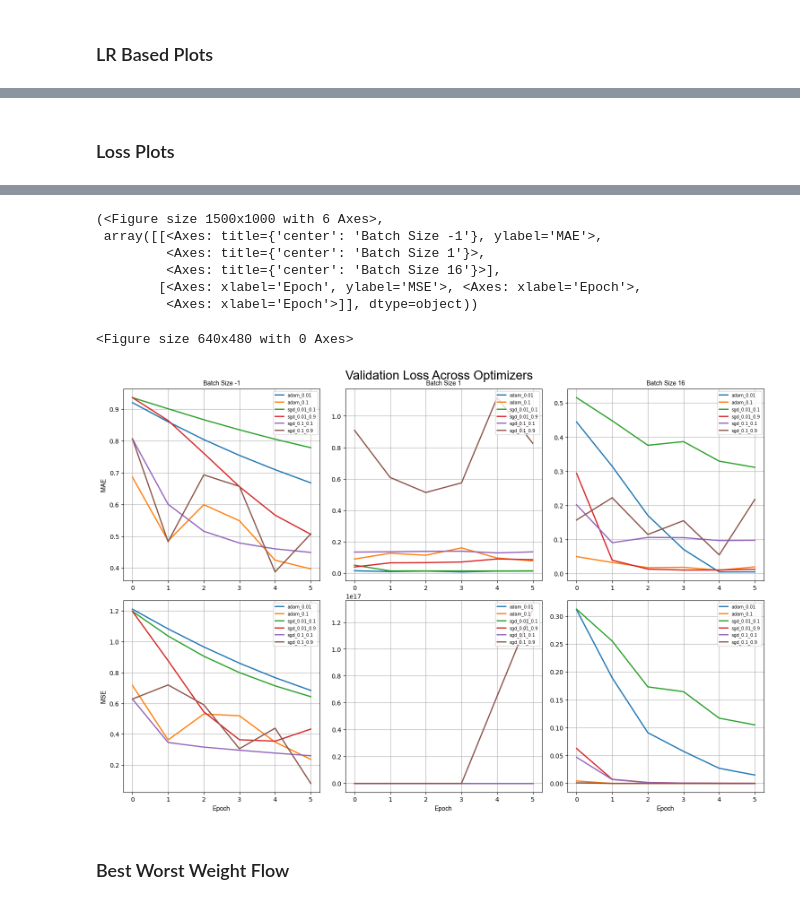
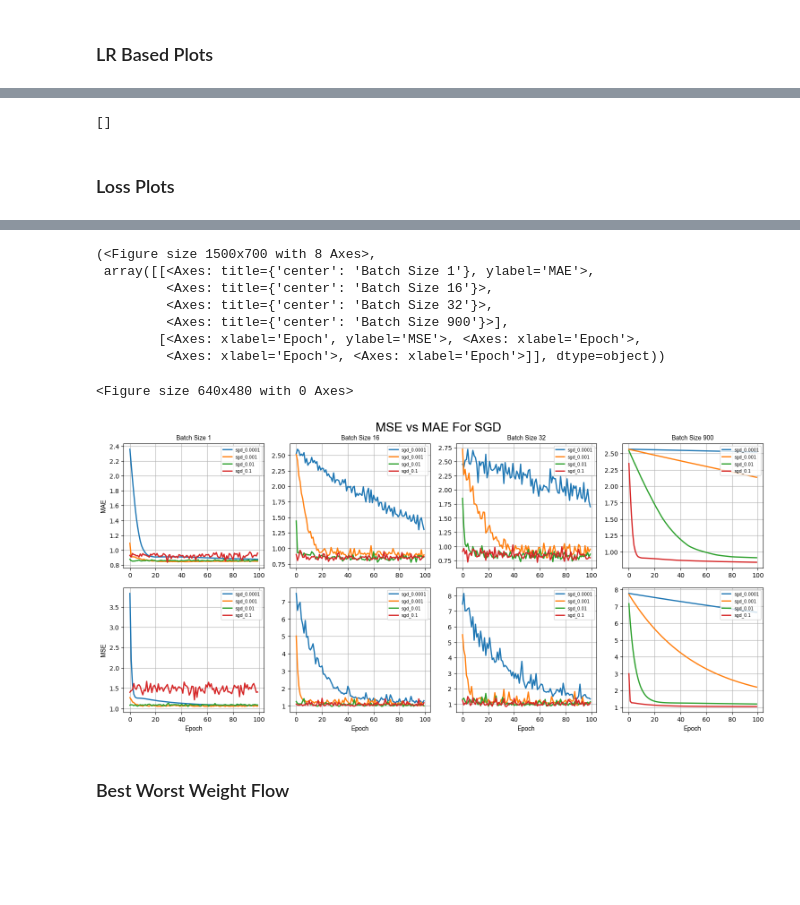
Before and after one commit to q-viper/gradients-based-methods-on-large-least-square, a Jupyter notebook: notebooks/experiment.ipynb, the cells around one changed output, grey strips where cells are left out. Saved outputs shown, nothing was run; the diff lists cells and outputs as text; code cells hidden in the pictures; blank space fills up the shorter version.

```diff
--- a/notebooks/experiment.ipynb
+++ b/notebooks/experiment.ipynb
@@ -1358,0 +1363,8 @@ All experiments completed.
+# %%
+expt_handler_config = ExperimentHandlerConfig(root_dir=Path("expt_res"), max_experiments=-1, num_jobs=10,
+                                              data_gen=[DataGenerator(DataGeneratorConfig(num_rows=1000, num_cols=50))], losses=[LossType.MAE, LossType.MSE], metrics=[LossType.MAE, LossType.MSE],
+                     num_epochs=[100], batch_sizes=[1, 16, 32, -1], optimizers=[Optimizer.SGD, Optimizer.MOMENTUM, Optimizer.NESTEROV,
+                                                                               Optimizer.ADAM, Optimizer.RMSPROP, Optimizer.ADAGRAD, Optimizer.ADADELTA, Optimizer.ADAMAX],
+                     seeds=[100], learning_rates=[0.1, 0.01,0.001,0.0001], momentums=[0.1, 0.9], plot_format='pdf', log_anim=False, log_plots=True, log_real_params=False)
+expt_handler = ExperimentHandler(expt_handler_config.root_dir, expt_handler_config)
+# expt_handler.make_experiments()
@@ -1358,0 +1385,2 @@ All experiments completed.
+# %%
+expt_handler.load_experiments('Exp_100_1000_5')
@@ -1368,15 +1436,14 @@ for plot in plots:
 viz.generate_plots()
 plt.show()
 
-viz = MatplotlibVisualizer(config=MatplotlibVizConfig(figsize=(15,10),title=f"Loss vs Batch vs Optimizers",
-                                 use_tex=False))
-viz.clear_plots()
-plots = expt_handler.make_loss_plots()
-for plot in plots:
-    viz.append_plot(plot)
-
-viz.generate_plots()
-plt.show()
+# viz = MatplotlibVisualizer(config=MatplotlibVizConfig(figsize=(15,10),title=f"Loss vs Batch vs Optimizers",
+#                                  use_tex=False))
+# viz.clear_plots()
+# plots = expt_handler.make_loss_plots()
+# for plot in plots:
+#     viz.append_plot(plot)
+# viz.generate_plots()
+# plt.show()
 
 selected_loss = LossType.MSE
 viz = MatplotlibVisualizer(config=MatplotlibVizConfig(figsize=(15,10),title=f"Gradients of Best/Worst Flow Across {selected_loss.name}",
@@ -1571,13 +1633,21 @@ Making figure with 2 rows and 3 columns.
+# %%
+plots
+# %% [output]
+[]
 # %% [markdown]
 ### Loss Plots
 # %%
-def make_loss_plots(self, metric:str='val_loss', learning_rate:float=0.01)->List[Plot]:
+def make_loss_plots(self, metric:str='val_loss', momentum:float=0.1,
+                    optimizers=[Optimizer.SGD])->List[Plot]:
         keys = list(visible_colors.values())
         batch_sizes = set([expt.config.batch_size for expt in self.experiments.values()])
         losses = set([expt.config.loss.value for expt in self.experiments.values()])
-        opt_names = set([expt.config.optimizer.value for expt in self.experiments.values()])
+        if len(optimizers)==0:
+            opt_names = set([expt.config.optimizer.value for expt in self.experiments.values()])
+        else:
+            opt_names = [opt.value for opt in optimizers]
         learning_rates = set([expt.config.learning_rate for expt in self.experiments.values()])
-        momentums = set([expt.config.momentum for expt in self. experiments.values()])
+        momentums = set([expt.config.momentum for expt in self. experiments.values() if expt.config.momentum==momentum])
 
         batch_sizes=sorted(batch_sizes)
         opt_names = sorted(opt_names)
@@ -1599,6 +1669,8 @@ def make_loss_plots(self, metric:str='val_loss', learning_rate:float=0.01)->List
                     for expt_name, expt in self.experiments.items():
                         for lr,learning_rate in enumerate(learning_rates):
                             for mi,momentum in enumerate(momentums):
+                                if opt_name in [Optimizer.MOMENTUM.value, Optimizer.NESTEROV.value] and mi>0:
+                                    continue
                                 if expt.config.batch_size == bs and expt.config.loss.value == loss and expt.config.optimizer.value == opt_name and expt_name not in completed_expts and expt.config.momentum == momentum and \
                                     expt.config.learning_rate==learning_rate:
                                     print(f"Adding {expt_name} to plots.")
@@ -1636,7 +1708,7 @@ def make_loss_plots(self, metric:str='val_loss', learning_rate:float=0.01)->List
                                         new_row=False
 
                                     # row.append(Plot(X=np.arange(len(train_metric)), y=train_metric, plot_type=PlotType.LINE, plot_order=order, title=f'Train {loss}',legend=f"{opt_name}", color=keys[i]))
-                                    legend = f"{opt_name}_{learning_rate}_{momentum}" if opt_name==Optimizer.SGD.value else f"{opt_name}_{learning_rate}"
+                                    legend = f"{opt_name}_{learning_rate}_{momentum}" if opt_name in [Optimizer.NESTEROV.value, Optimizer.MOMENTUM.value] else f"{opt_name}_{learning_rate}"
                                     plots.append(Plot(X=np.arange(len(val_metric)), title_size=10, y=val_metric, plot_type=PlotType.LINE, plot_order=order, ylabel=ylabel, xlabel=xlabel, title=title,legend=legend, color=keys[ind]))
                                     ind+=1
                                     # i+=1
@@ -1651,12 +1723,12 @@ def make_loss_plots(self, metric:str='val_loss', learning_rate:float=0.01)->List
 
 
 expt_handler.make_loss_plots=make_loss_plots.__get__(expt_handler, ExperimentHandler)
-viz = MatplotlibVisualizer(config=MatplotlibVizConfig(figsize=(15,10),title="Validation Loss Across Optimizers",
+viz = MatplotlibVisualizer(config=MatplotlibVizConfig(figsize=(15,7),title="MSE vs MAE For SGD",
                                  use_tex=False))
 viz.clear_plots()
 plots = expt_handler.make_loss_plots()
 for plot in plots:
     viz.append_plot(plot)
 
-viz.generate_plots()
+viz.generate_plots('sgd_mse_mae.pdf', 'pdf')
 # %% [output]
@@ -1680,11 +1752,12 @@ Making figure with 2 rows and 3 columns.
-(<Figure size 1500x1000 with 6 Axes>,
- array([[<Axes: title={'center': 'Batch Size -1'}, ylabel='MAE'>,
-         <Axes: title={'center': 'Batch Size 1'}>,
-         <Axes: title={'center': 'Batch Size 16'}>],
+(<Figure size 1500x700 with 8 Axes>,
+ array([[<Axes: title={'center': 'Batch Size 1'}, ylabel='MAE'>,
+         <Axes: title={'center': 'Batch Size 16'}>,
+         <Axes: title={'center': 'Batch Size 32'}>,
+         <Axes: title={'center': 'Batch Size 900'}>],
         [<Axes: xlabel='Epoch', ylabel='MSE'>, <Axes: xlabel='Epoch'>,
-         <Axes: xlabel='Epoch'>]], dtype=object))
+         <Axes: xlabel='Epoch'>, <Axes: xlabel='Epoch'>]], dtype=object))
 <Figure size 640x480 with 0 Axes>
-[figure, old version]
+[figure, new version]
 # %% [markdown]
 ### Best Worst Weight Flow
 # %%
```
Also changed, not shown: parts of 21 cells of this notebook, 5 other files.
